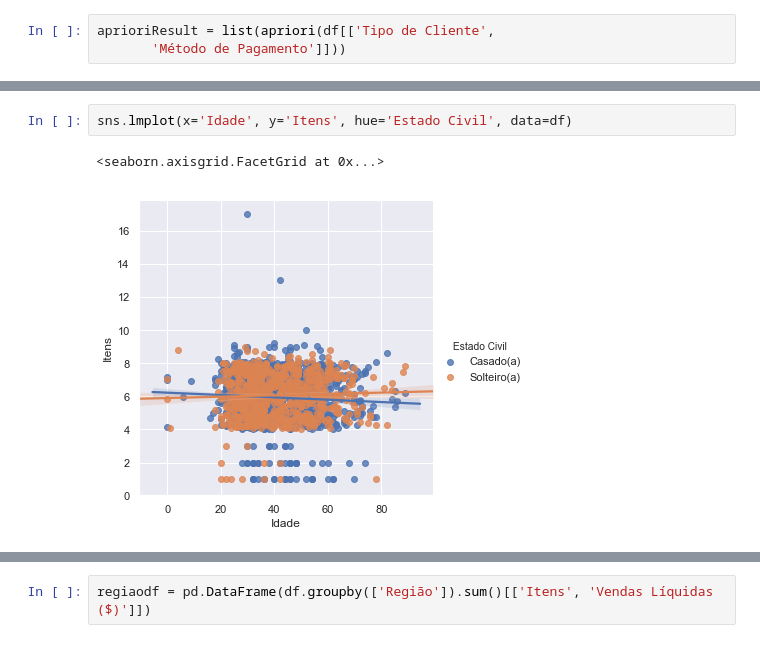
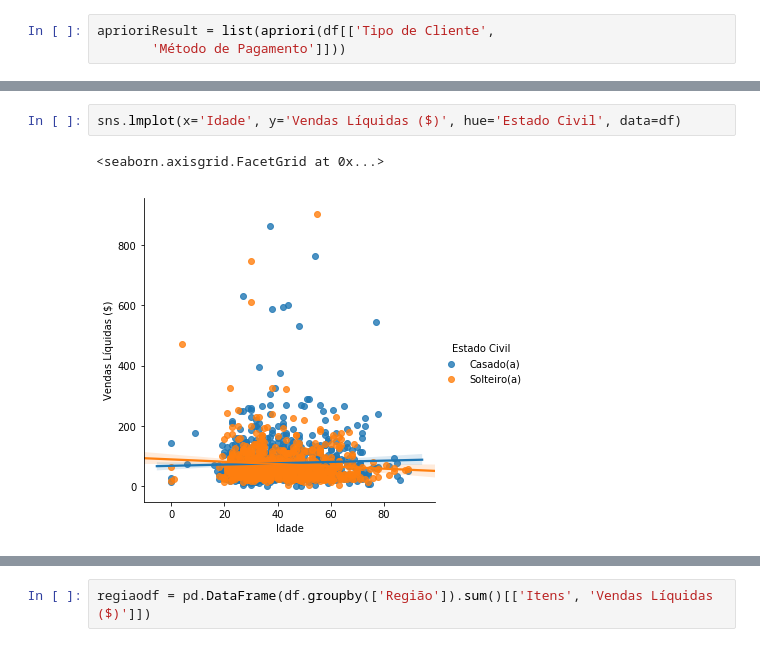
Before and after one commit to julianosilva23/InformacaoEstrategia, a Jupyter notebook: Informação e Estratégia.ipynb, the cells around one changed output, grey strips where cells are left out. Drawn from its saved outputs; the diff is of its cells as text.

```diff
--- a/Informação e Estratégia.ipynb
+++ b/Informação e Estratégia.ipynb
@@ -312,5 +272,5 @@ Name: Idade, Length: 1768, dtype: int64
 # %%
-sns.lmplot(x='Idade', y='Itens', hue='Estado Civil', data=df)
+sns.lmplot(x='Idade', y='Vendas Líquidas ($)', hue='Estado Civil', data=df)
 # %% [output]
 <seaborn.axisgrid.FacetGrid at 0x...>
-[figure, old version]
+[figure, new version]
```
Also changed, not shown: parts of 15 cells of this notebook.
